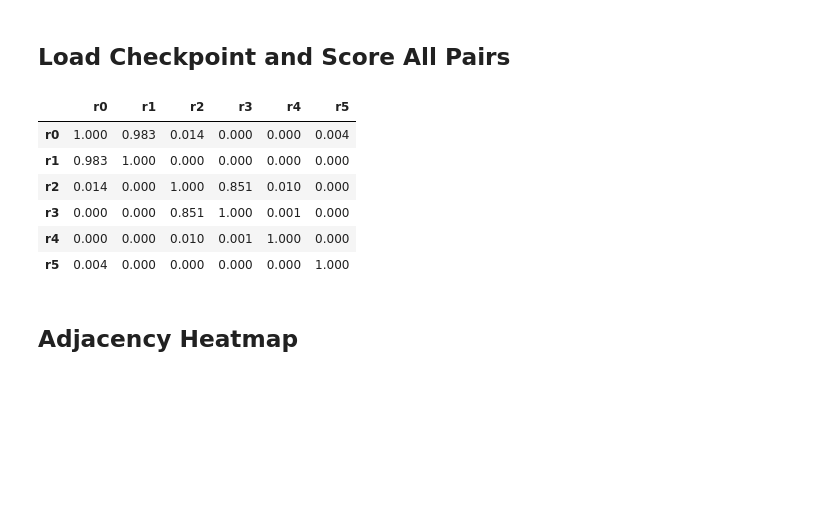
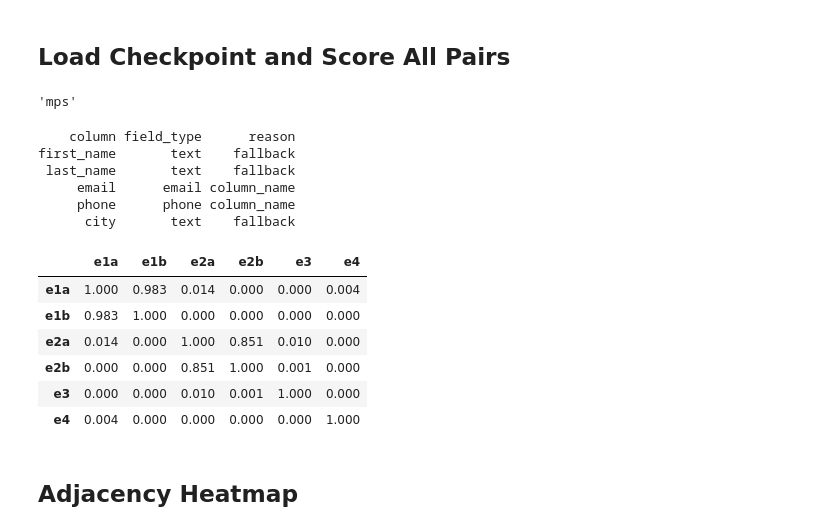
Before and after one commit to AdamSpannbauer/IdentityPFN, a Jupyter notebook: notebooks/demo_zero_shot_linking.ipynb, the cells around one changed output. Drawn from its saved outputs; the diff is of its cells as text; code cells hidden in the pictures; blank space fills up the shorter version.

```diff
--- a/notebooks/demo_zero_shot_linking.ipynb
+++ b/notebooks/demo_zero_shot_linking.ipynb
@@ -61,7 +61,7 @@ records = pd.DataFrame(
             "city": "London",
         },
     ],
-    index=["r0", "r1", "r2", "r3", "r4", "r5"],
+    index=["e1a", "e1b", "e2a", "e2b", "e3", "e4"],
 )
 field_types = ["text", "text", "email", "phone", "text"]
 records
@@ -76,20 +92,32 @@ records
 # %% [markdown]
 ## Load Checkpoint and Score All Pairs
+# %%
+device = idpfn.get_default_device()
+device
+# %% [output]
+'mps'
+# %%
+checkpoint_path = Path(
+    "results/model_checkpoints/20260715_195803_seed1337_20005214_best_step1500.pt"
+)
+linker = idpfn.load_model(checkpoint_path, device=device)
 # %%
-checkpoint_path = Path(
-    "results/model_checkpoints/20260715_195803_seed1337_20005214_best_step1500.pt"
-)
-linker = load_model(checkpoint_path, device="cpu")
-scores = linker.predict_proba(records, field_types)
+scores = linker.predict_proba(records, field_types="infer")
 scores.round(3)
 # %% [output]
+    column field_type      reason
+first_name       text    fallback
+ last_name       text    fallback
+     email      email column_name
+     phone      phone column_name
+      city       text    fallback
-|  | r0 | r1 | r2 | r3 | r4 | r5 |
-| r0 | 1.000 | 0.983 | 0.014 | 0.000 | 0.000 | 0.004 |
-| r1 | 0.983 | 1.000 | 0.000 | 0.000 | 0.000 | 0.000 |
-| r2 | 0.014 | 0.000 | 1.000 | 0.851 | 0.010 | 0.000 |
-| r3 | 0.000 | 0.000 | 0.851 | 1.000 | 0.001 | 0.000 |
-| r4 | 0.000 | 0.000 | 0.010 | 0.001 | 1.000 | 0.000 |
-| r5 | 0.004 | 0.000 | 0.000 | 0.000 | 0.000 | 1.000 |
+|  | e1a | e1b | e2a | e2b | e3 | e4 |
+| e1a | 1.000 | 0.983 | 0.014 | 0.000 | 0.000 | 0.004 |
+| e1b | 0.983 | 1.000 | 0.000 | 0.000 | 0.000 | 0.000 |
+| e2a | 0.014 | 0.000 | 1.000 | 0.851 | 0.010 | 0.000 |
+| e2b | 0.000 | 0.000 | 0.851 | 1.000 | 0.001 | 0.000 |
+| e3 | 0.000 | 0.000 | 0.010 | 0.001 | 1.000 | 0.000 |
+| e4 | 0.004 | 0.000 | 0.000 | 0.000 | 0.000 | 1.000 |
 # %% [markdown]
 ## Adjacency Heatmap
 # %%
```
Also changed, not shown: parts of 7 cells of this notebook, 1 other file.
